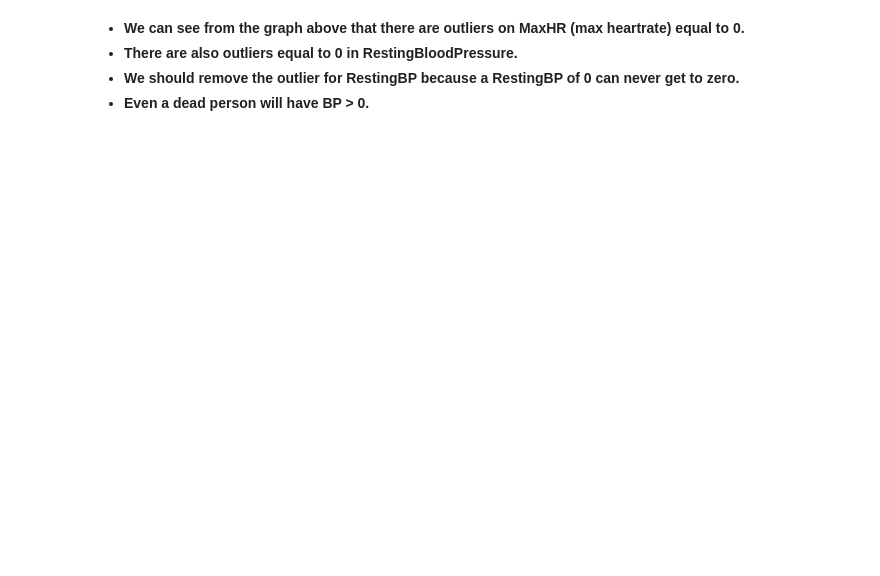
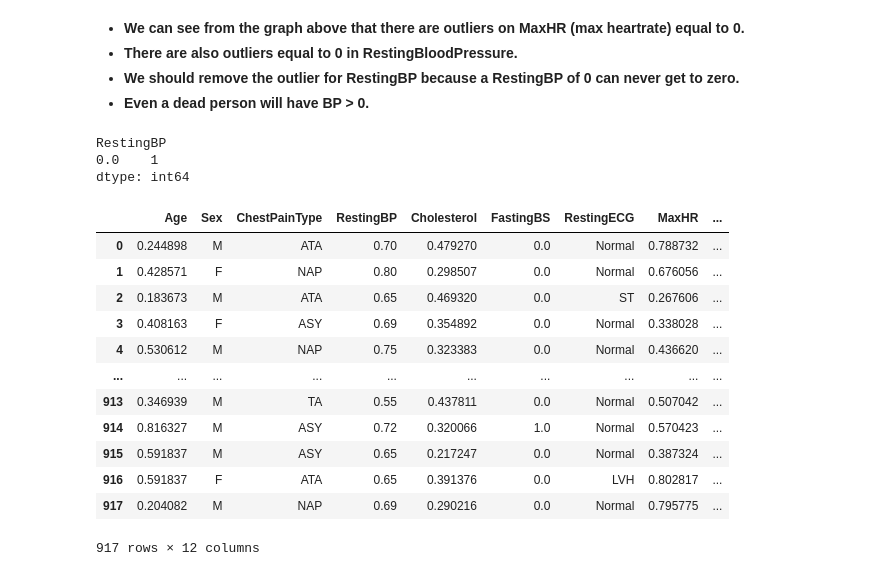
Before and after one commit to GigiOtoya/CSc447ML, a Jupyter notebook: Assignments/Final/Heart_failure_Prediction.ipynb, the cells around one changed output. Cells and saved outputs as stored; diff of their text form; code cells hidden in the pictures; blank space fills up the shorter version.

```diff
--- a/Assignments/Final/Heart_failure_Prediction.ipynb
+++ b/Assignments/Final/Heart_failure_Prediction.ipynb
@@ -215,3 +215,32 @@ Text(0.5, 1.0, 'Outliers')
   * **There are also outliers equal to 0 in RestingBloodPressure.**
   * **We should remove the outlier for RestingBP because a RestingBP of 0 can never get to zero.**
   * **Even a dead person will have BP > 0.**
+# %%
+outliers = dfNorm[dfNorm['RestingBP']==0]
+outliers.value_counts(dfNorm['RestingBP'])
+# %% [output]
+RestingBP
+0.0    1
+dtype: int64
+# %%
+# Here we can drop the row that contains the RestingBP of 0
+dfMod = dfNorm.copy()
+dfMod = dfMod.drop(dfMod[(dfMod['RestingBP'] == 0)].index)
+
+# outliers = dfMod[dfMod['RestingBP'] == 0]
+# outliers.value_counts(dfMod['RestingBP'])
+dfMod
+# %% [output]
+|  | Age | Sex | ChestPainType | RestingBP | Cholesterol | FastingBS | RestingECG | MaxHR | ... |
+| 0 | 0.244898 | M | ATA | 0.70 | 0.479270 | 0.0 | Normal | 0.788732 | ... |
+| 1 | 0.428571 | F | NAP | 0.80 | 0.298507 | 0.0 | Normal | 0.676056 | ... |
+| 2 | 0.183673 | M | ATA | 0.65 | 0.469320 | 0.0 | ST | 0.267606 | ... |
+| 3 | 0.408163 | F | ASY | 0.69 | 0.354892 | 0.0 | Normal | 0.338028 | ... |
+| 4 | 0.530612 | M | NAP | 0.75 | 0.323383 | 0.0 | Normal | 0.436620 | ... |
+| ... | ... | ... | ... | ... | ... | ... | ... | ... | ... |
+| 913 | 0.346939 | M | TA | 0.55 | 0.437811 | 0.0 | Normal | 0.507042 | ... |
+| 914 | 0.816327 | M | ASY | 0.72 | 0.320066 | 1.0 | Normal | 0.570423 | ... |
+| 915 | 0.591837 | M | ASY | 0.65 | 0.217247 | 0.0 | Normal | 0.387324 | ... |
+| 916 | 0.591837 | F | ATA | 0.65 | 0.391376 | 0.0 | LVH | 0.802817 | ... |
+| 917 | 0.204082 | M | NAP | 0.69 | 0.290216 | 0.0 | Normal | 0.795775 | ... |
+917 rows × 12 columns
```
Also changed, not shown: parts of 9 cells of this notebook.
